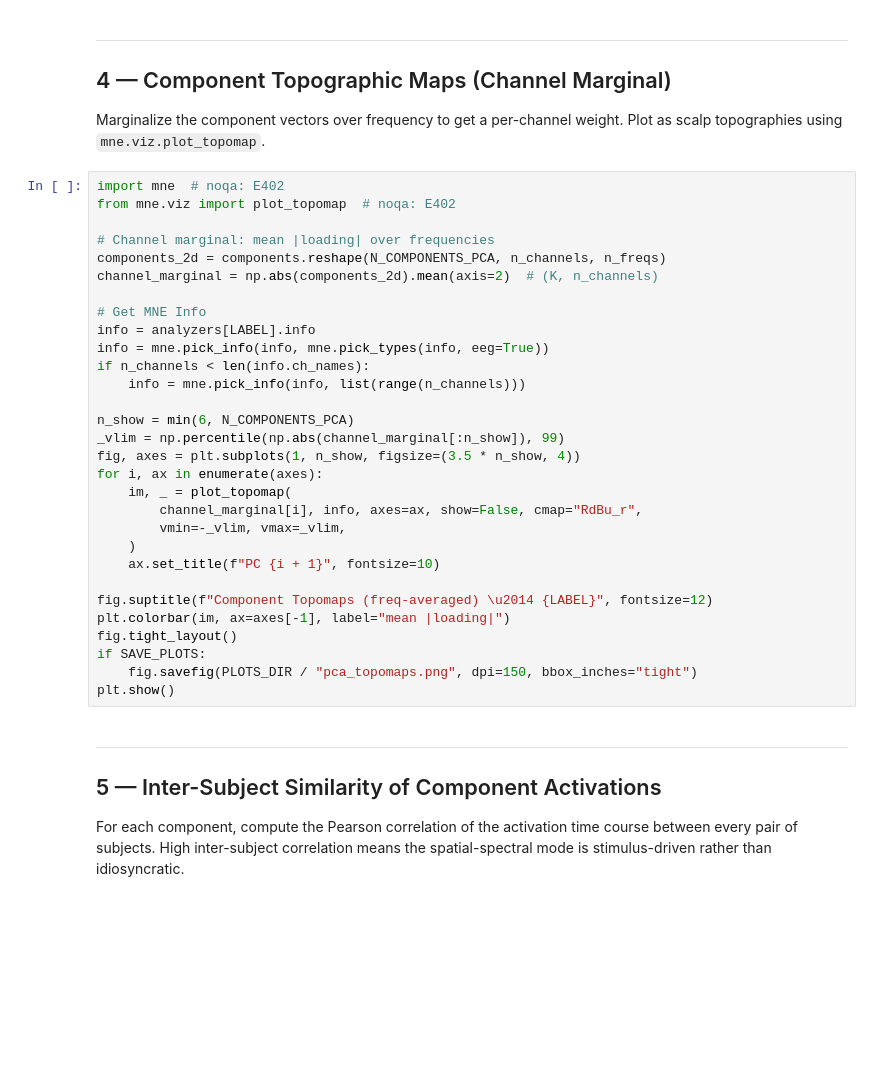
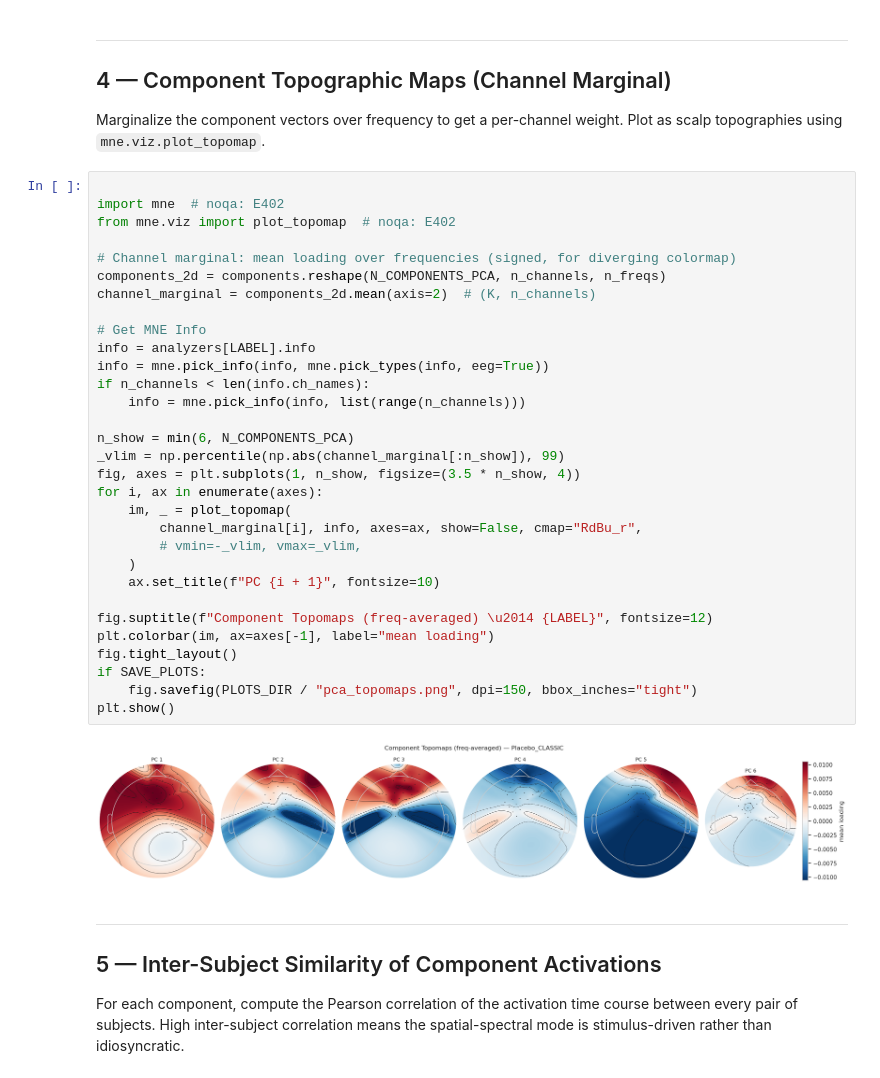
Before and after one commit to dbeinhauer/psilocybin-eeg, a Jupyter notebook: notebooks/04-wavelet-ica-analysis/wavelet_ica_intersubject.ipynb, the cells around one changed output. Cells and saved outputs as stored; diff of their text form; blank space fills up the shorter version.

```diff
--- a/notebooks/04-wavelet-ica-analysis/wavelet_ica_intersubject.ipynb
+++ b/notebooks/04-wavelet-ica-analysis/wavelet_ica_intersubject.ipynb
@@ -346,35 +382,38 @@ plt.show()
 Marginalize the component vectors over frequency to get a per-channel
 weight.  Plot as scalp topographies using `mne.viz.plot_topomap`.
 # %%
+
 import mne  # noqa: E402
 from mne.viz import plot_topomap  # noqa: E402
 
-# Channel marginal: mean |loading| over frequencies
+# Channel marginal: mean loading over frequencies (signed, for diverging colormap)
 components_2d = components.reshape(N_COMPONENTS_PCA, n_channels, n_freqs)
-channel_marginal = np.abs(components_2d).mean(axis=2)  # (K, n_channels)
+channel_marginal = components_2d.mean(axis=2)  # (K, n_channels)
 
 # Get MNE Info
 info = analyzers[LABEL].info
 info = mne.pick_info(info, mne.pick_types(info, eeg=True))
 if n_channels < len(info.ch_names):
     info = mne.pick_info(info, list(range(n_channels)))
 
 n_show = min(6, N_COMPONENTS_PCA)
 _vlim = np.percentile(np.abs(channel_marginal[:n_show]), 99)
 fig, axes = plt.subplots(1, n_show, figsize=(3.5 * n_show, 4))
 for i, ax in enumerate(axes):
     im, _ = plot_topomap(
         channel_marginal[i], info, axes=ax, show=False, cmap="RdBu_r",
-        vmin=-_vlim, vmax=_vlim,
+        # vmin=-_vlim, vmax=_vlim,
     )
     ax.set_title(f"PC {i + 1}", fontsize=10)
 
 fig.suptitle(f"Component Topomaps (freq-averaged) \u2014 {LABEL}", fontsize=12)
-plt.colorbar(im, ax=axes[-1], label="mean |loading|")
+plt.colorbar(im, ax=axes[-1], label="mean loading")
 fig.tight_layout()
 if SAVE_PLOTS:
     fig.savefig(PLOTS_DIR / "pca_topomaps.png", dpi=150, bbox_inches="tight")
 plt.show()
+# %% [output]
+[figure, added]
 # %% [markdown]
 ---
 ## 5 — Inter-Subject Similarity of Component Activations
```
Also changed, not shown: parts of 16 cells of this notebook, 2 other files.
